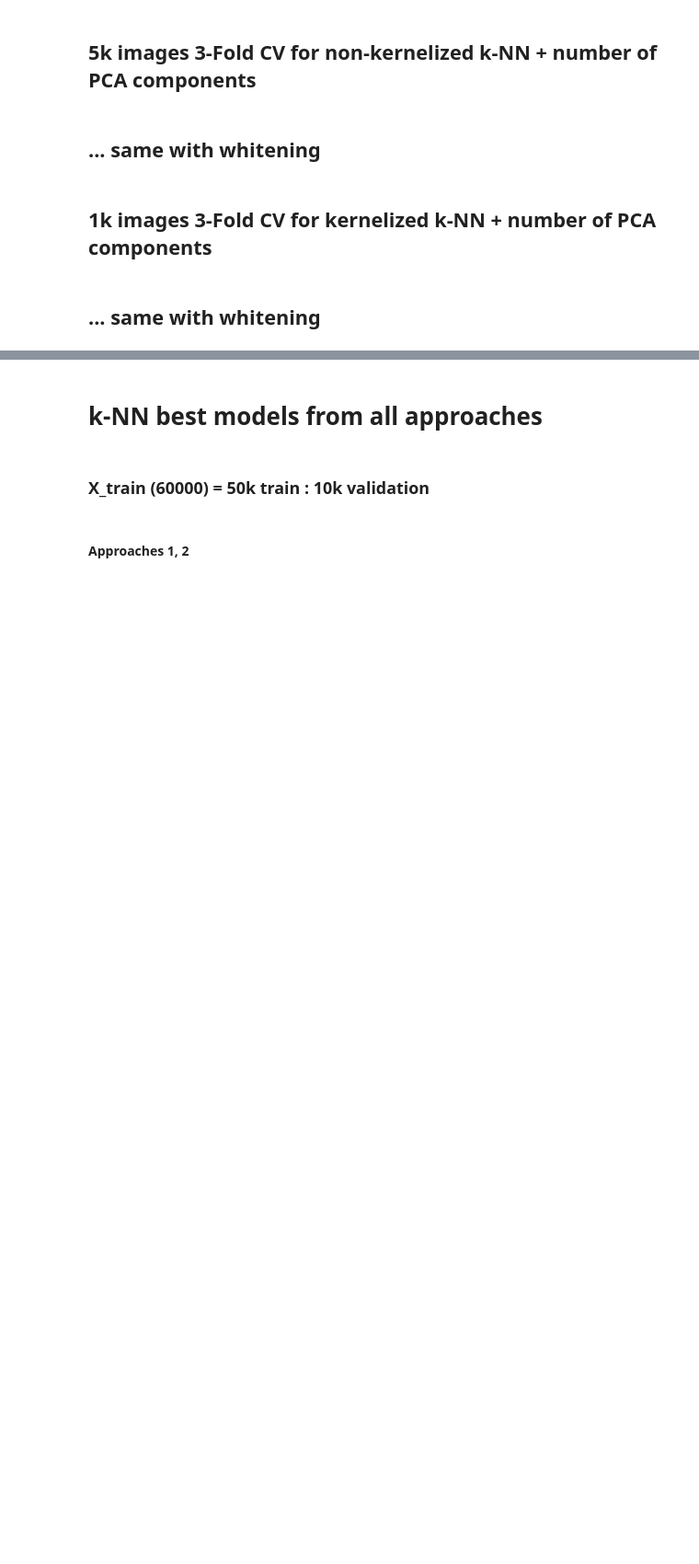
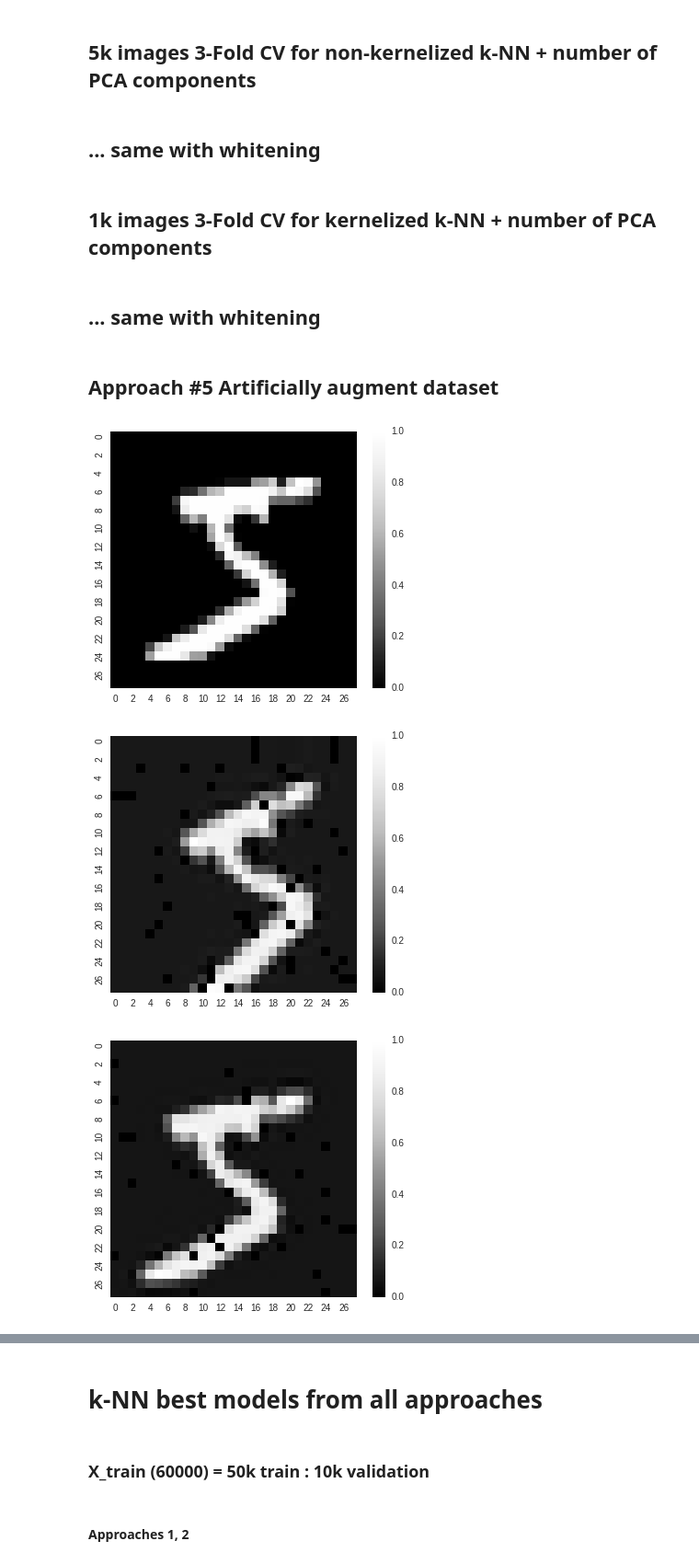
Before and after one commit to yell/mnist-challenge, a Jupyter notebook: cross_validations.ipynb, the cells around one changed output, grey strips where cells are left out. Shown at 92% size. Cells and saved outputs as stored; diff of their text form; code cells hidden in the pictures; blank space fills up the shorter version.

Commit message:
added data augmentation

```diff
--- a/cross_validations.ipynb
+++ b/cross_validations.ipynb
@@ -688,3 +692,18 @@ for n_components in xrange(5, 151, 5):
 # iter:   1/171 +-- elapsed:  15.737 sec   ...
 # iter:   2/171 ++- elapsed:  32.295 sec   ...
 # iter:   3/171 +++ elapsed:  48.847 sec - mean acc.: 0.7892 +/- 2 * 0.035
+# %% [markdown]
+## Approach #5 Artificially augment dataset
+# %%
+X, y = load_mnist(mode='train', path='data/')
+aug = RandomAugmentator(transform_shape=(28, 28), random_seed=1337)\
+      .add('RandomRotate', angle=(-10., 15.))\
+      .add('Dropout', p=(0.9, 1.))\
+      .add('RandomGaussian', sigma=(0., 0.5))\
+      .add('RandomShift', x_shift=(-2, 2), y_shift=(-2, 2))
+for z in aug.transform(X[:2]/255., 3):
+    plot_greyscale_image(z)
+# %% [output]
+[figure, added]
+[figure, added]
+[figure, added]
```
Also changed, not shown: parts of 2 cells of this notebook, 2 other files.
